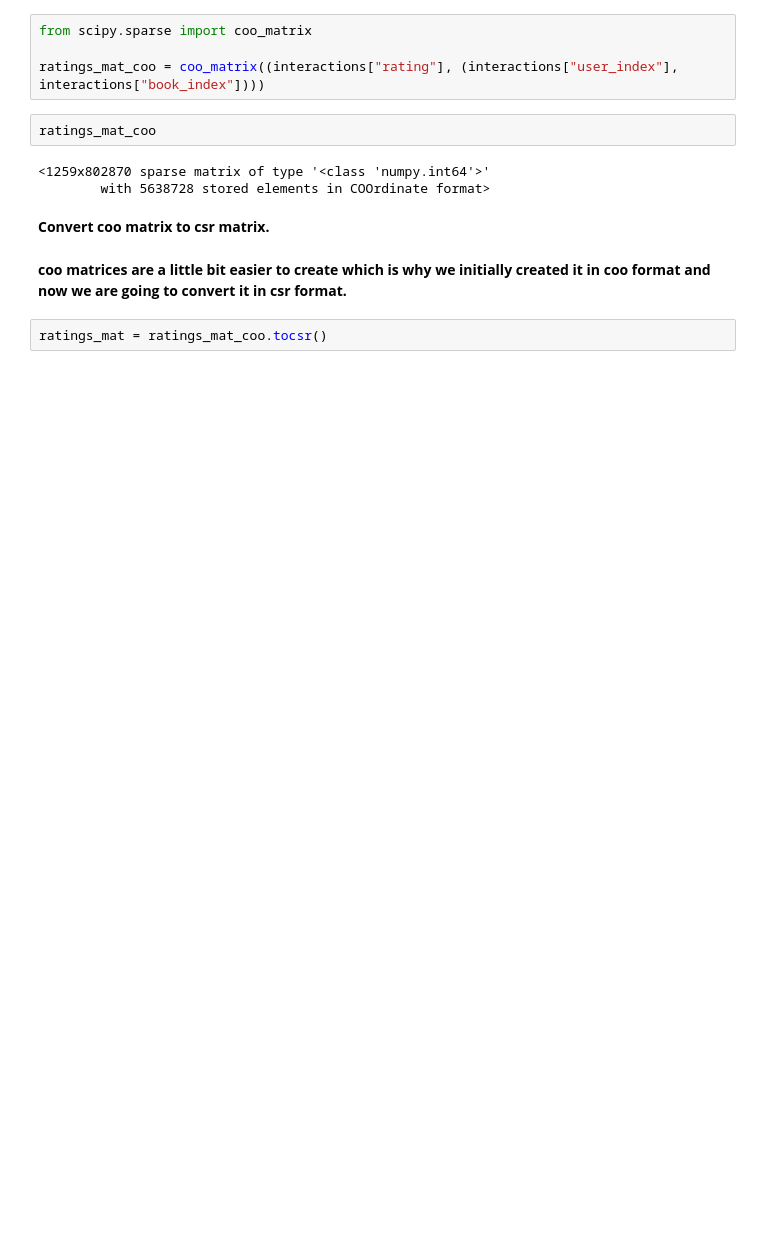
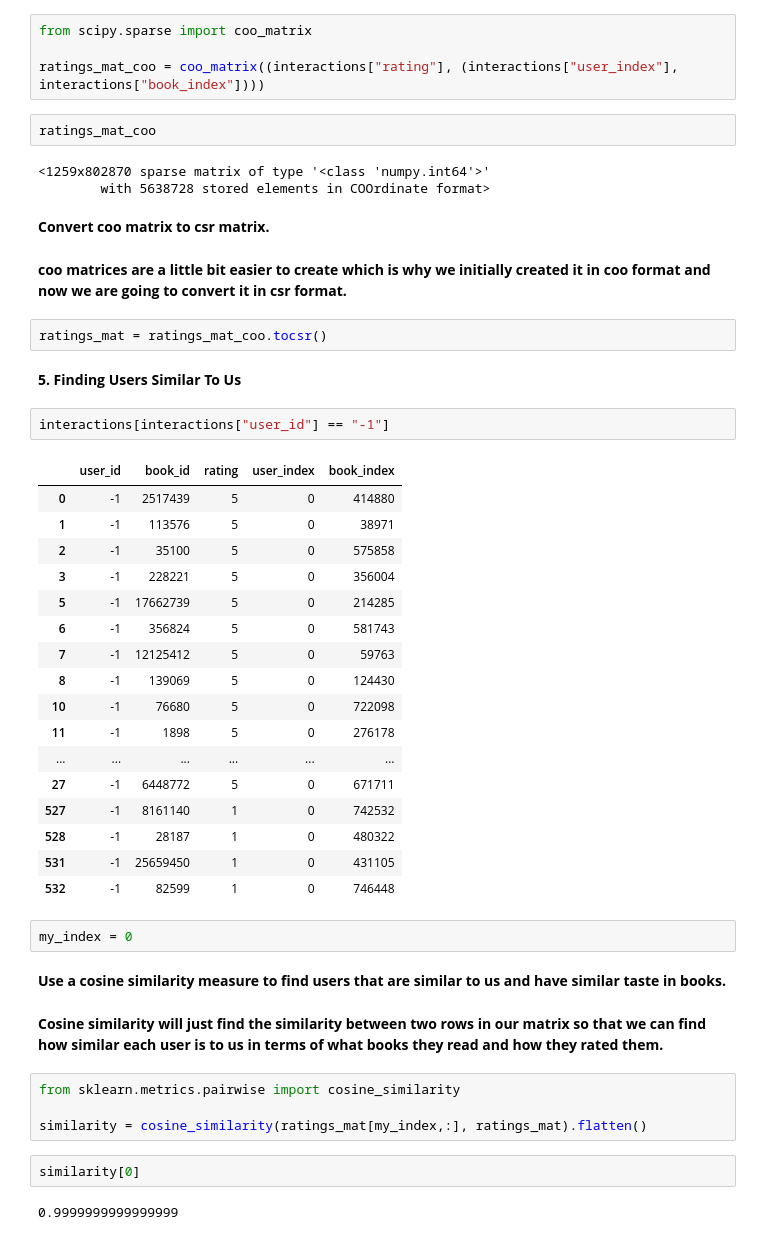
Before and after one commit to BritneyAgius/Book-Recommendation-System, a Jupyter notebook: Src/collaborative_filtering.ipynb, the cells around one changed output. Drawn from its saved outputs; the diff is of its cells as text; blank space fills up the shorter version.

Commit message:
5. Finding Users Similar To Us

```diff
--- a/Src/collaborative_filtering.ipynb
+++ b/Src/collaborative_filtering.ipynb
@@ -157,3 +157,39 @@ ratings_mat_coo
 **coo matrices are a little bit easier to create which is why we initially created it in coo format and now we are going to convert it in csr format.**
 # %%
 ratings_mat = ratings_mat_coo.tocsr()
+# %% [markdown]
+**5. Finding Users Similar To Us**
+# %%
+interactions[interactions["user_id"] == "-1"]
+# %% [output]
+|  | user_id | book_id | rating | user_index | book_index |
+| 0 | -1 | 2517439 | 5 | 0 | 414880 |
+| 1 | -1 | 113576 | 5 | 0 | 38971 |
+| 2 | -1 | 35100 | 5 | 0 | 575858 |
+| 3 | -1 | 228221 | 5 | 0 | 356004 |
+| 5 | -1 | 17662739 | 5 | 0 | 214285 |
+| 6 | -1 | 356824 | 5 | 0 | 581743 |
+| 7 | -1 | 12125412 | 5 | 0 | 59763 |
+| 8 | -1 | 139069 | 5 | 0 | 124430 |
+| 10 | -1 | 76680 | 5 | 0 | 722098 |
+| 11 | -1 | 1898 | 5 | 0 | 276178 |
+| ... | ... | ... | ... | ... | ... |
+| 27 | -1 | 6448772 | 5 | 0 | 671711 |
+| 527 | -1 | 8161140 | 1 | 0 | 742532 |
+| 528 | -1 | 28187 | 1 | 0 | 480322 |
+| 531 | -1 | 25659450 | 1 | 0 | 431105 |
+| 532 | -1 | 82599 | 1 | 0 | 746448 |
+# %%
+my_index = 0
+# %% [markdown]
+**Use a cosine similarity measure to find users that are similar to us and have similar taste in books.**
+# %% [markdown]
+**Cosine similarity will just find the similarity between two rows in our matrix so that we can find how similar each user is to us in terms of what books they read and how they rated them.**
+# %%
+from sklearn.metrics.pairwise import cosine_similarity
+
+similarity = cosine_similarity(ratings_mat[my_index,:], ratings_mat).flatten()
+# %%
+similarity[0]
+# %% [output]
+0.9999999999999999
```
Also changed, not shown: parts of 8 cells of this notebook.
